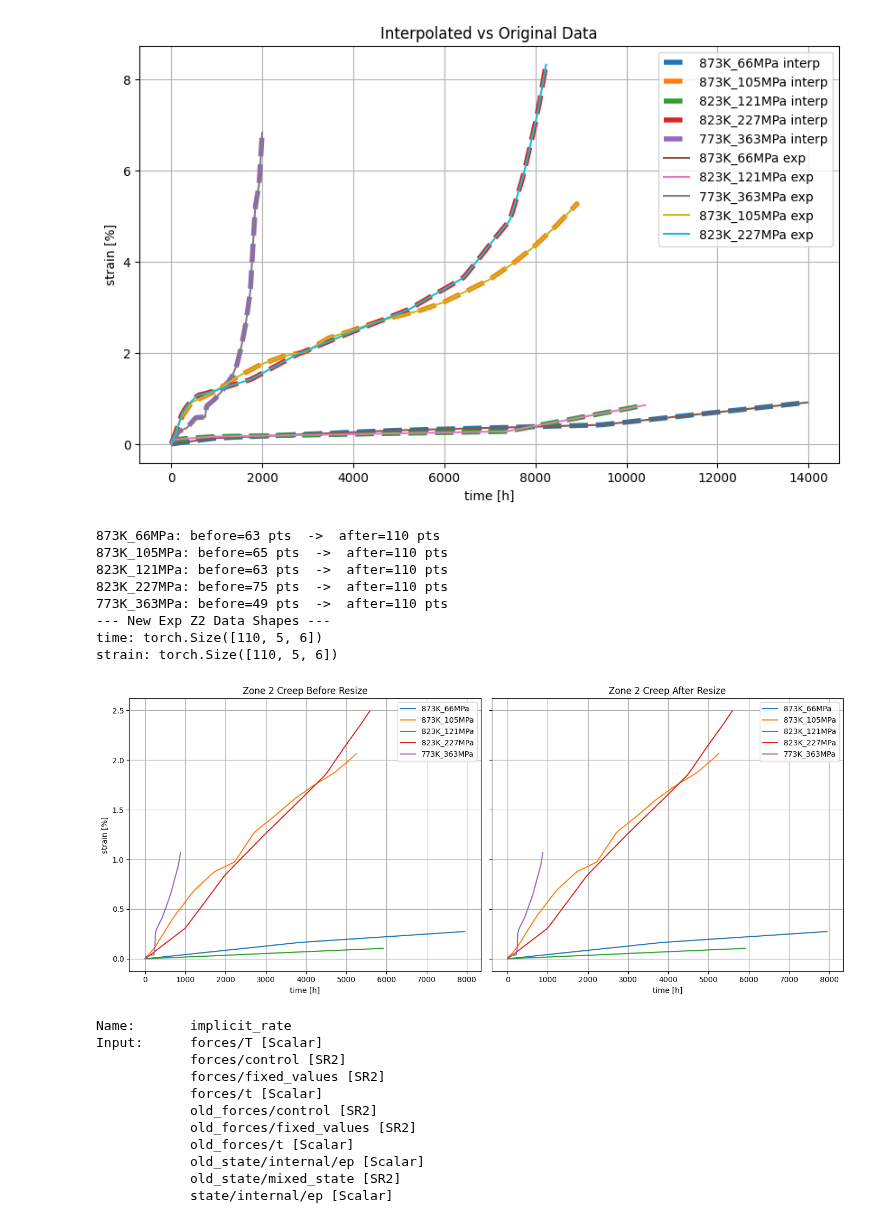
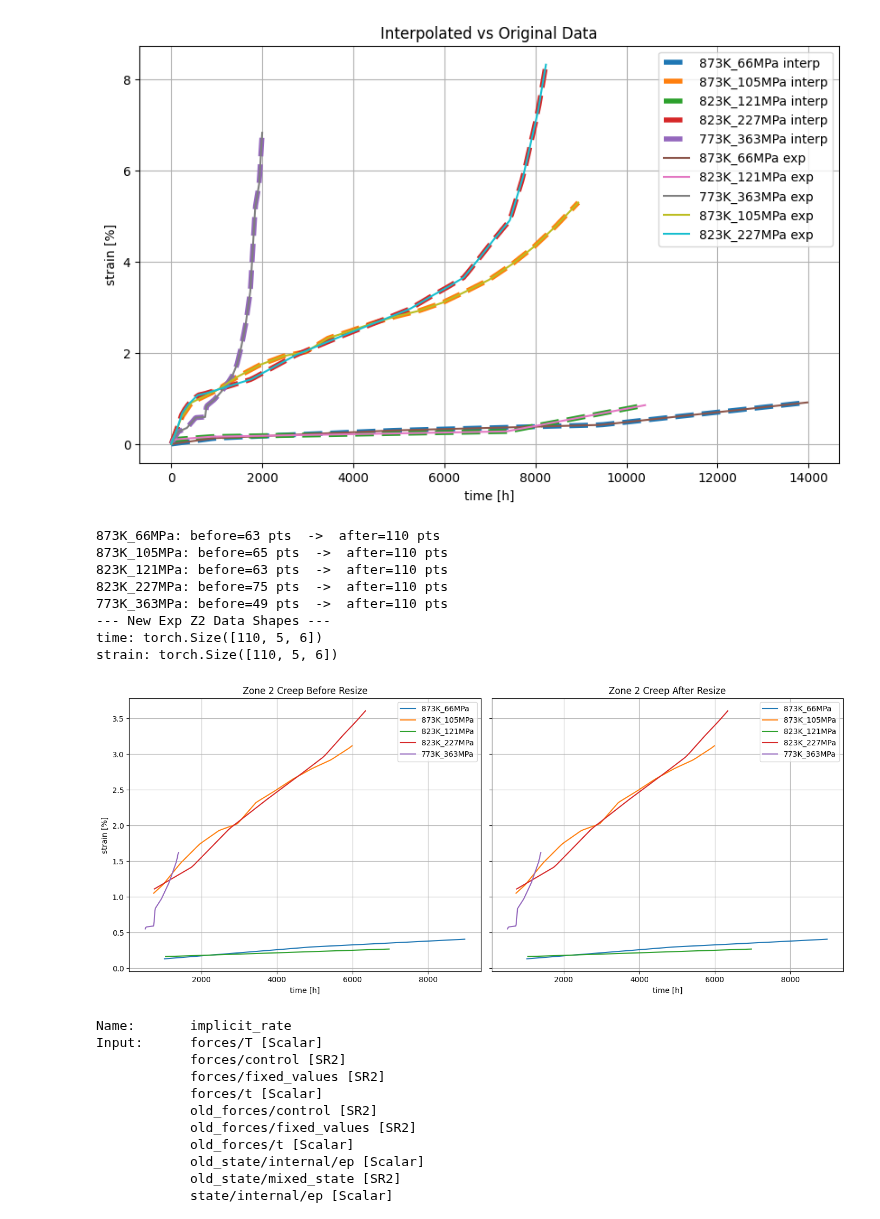
Before and after one commit to ColinMG2/neml2, a Jupyter notebook: cmg_projects/example_creep_deterministic.ipynb, the cells around one changed output. Cells and saved outputs as stored; diff of their text form; code cells hidden in the pictures.

```diff
--- a/cmg_projects/example_creep_deterministic.ipynb
+++ b/cmg_projects/example_creep_deterministic.ipynb
@@ -231,8 +230,8 @@ for batch_idx, (label, time_1, time_2) in enumerate(zone2_ranges):
     mask = (times >= time_1) & (times <= time_2)
     zone2_time = times[mask]
     zone2_strain = strains[mask]
-    zone2_time = zone2_time - zone2_time[0]
-    zone2_strain = zone2_strain - zone2_strain[0]
+    # zone2_time = zone2_time - zone2_time[0]
+    # zone2_strain = zone2_strain - zone2_strain[0]
 
     new_time = torch.linspace(zone2_time[0], zone2_time[-1], n_resample, device=device)
     new_strain = torch.nn.functional.interpolate(
@@ -240,34 +239,34 @@ for batch_idx, (label, time_1, time_2) in enumerate(zone2_ranges):
     ).squeeze()
 
     exp_z2_time[:, batch_idx, 0] = new_time
     exp_z2_strain[:, batch_idx, 0] = new_strain
 
     print(f'{label}: before={len(zone2_time)} pts  ->  after={len(new_strain)} pts')
 
     axes[0].plot(zone2_time.cpu().numpy(), zone2_strain.cpu().numpy(), label=label)
     axes[1].plot(new_time.cpu().numpy(), new_strain.cpu().numpy(), label=label)
 
 print(f'--- New Exp Z2 Data Shapes ---\ntime: {exp_z2_time.shape}\nstrain: {exp_z2_strain.shape}')
 
 axes[0].set_title('Zone 2 Creep Before Resize')
 axes[1].set_title('Zone 2 Creep After Resize')
 for ax in axes:
     ax.set_xlabel('time [h]')
     ax.legend()
     ax.grid()
 axes[0].set_ylabel('strain [%]')
 plt.tight_layout()
 plt.show()
 # %% [output]
 873K_66MPa: before=63 pts  ->  after=110 pts
 873K_105MPa: before=65 pts  ->  after=110 pts
 823K_121MPa: before=63 pts  ->  after=110 pts
 823K_227MPa: before=75 pts  ->  after=110 pts
 773K_363MPa: before=49 pts  ->  after=110 pts
 --- New Exp Z2 Data Shapes ---
 time: torch.Size([110, 5, 6])
 strain: torch.Size([110, 5, 6])
-[figure, old version]
+[figure, new version]
 # %%
 class SolveStrain(torch.nn.Module):
     """Just integrate the model through some strain history
```
Also changed, not shown: parts of 2 cells of this notebook, 6 other files.
